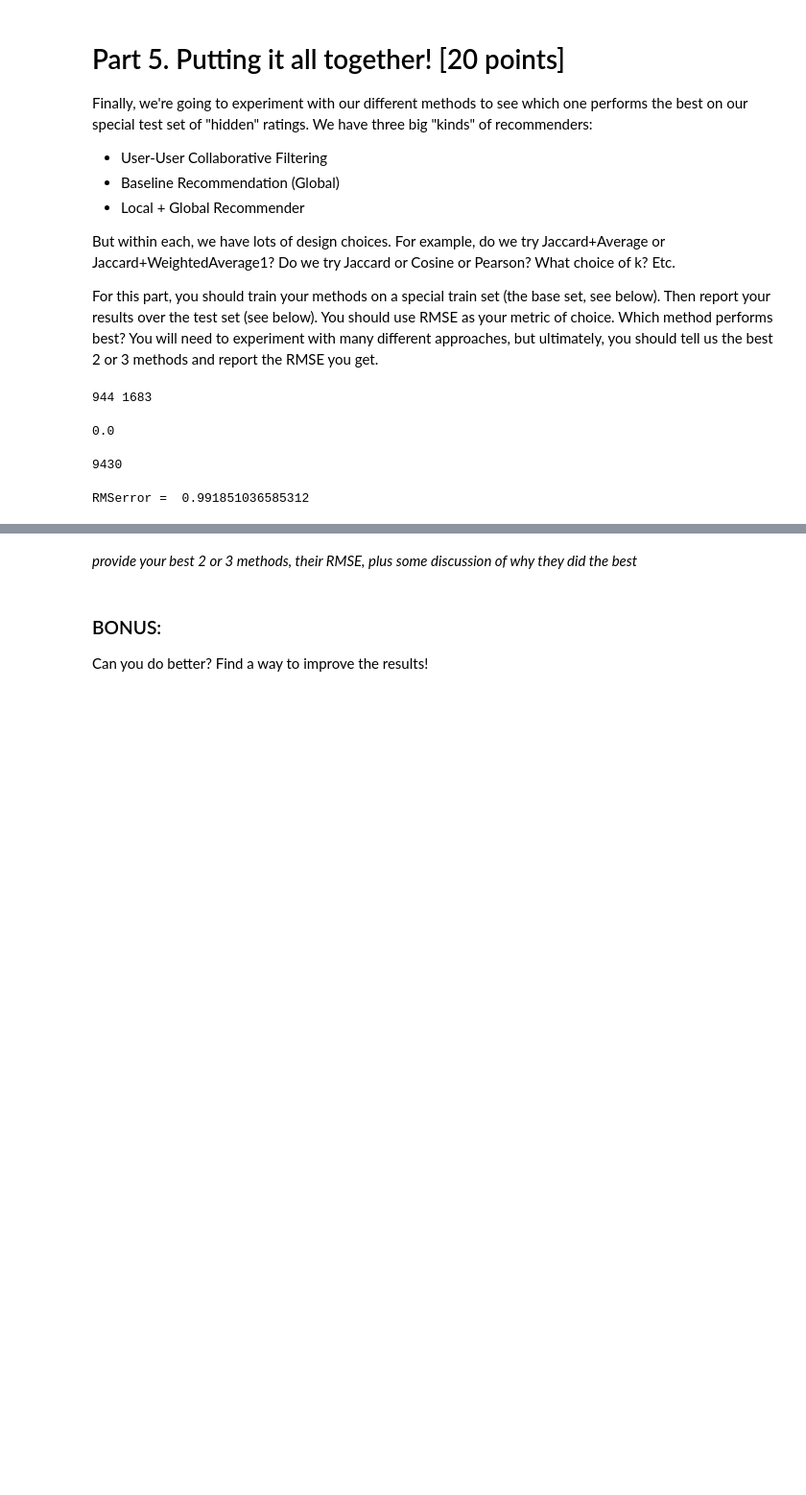
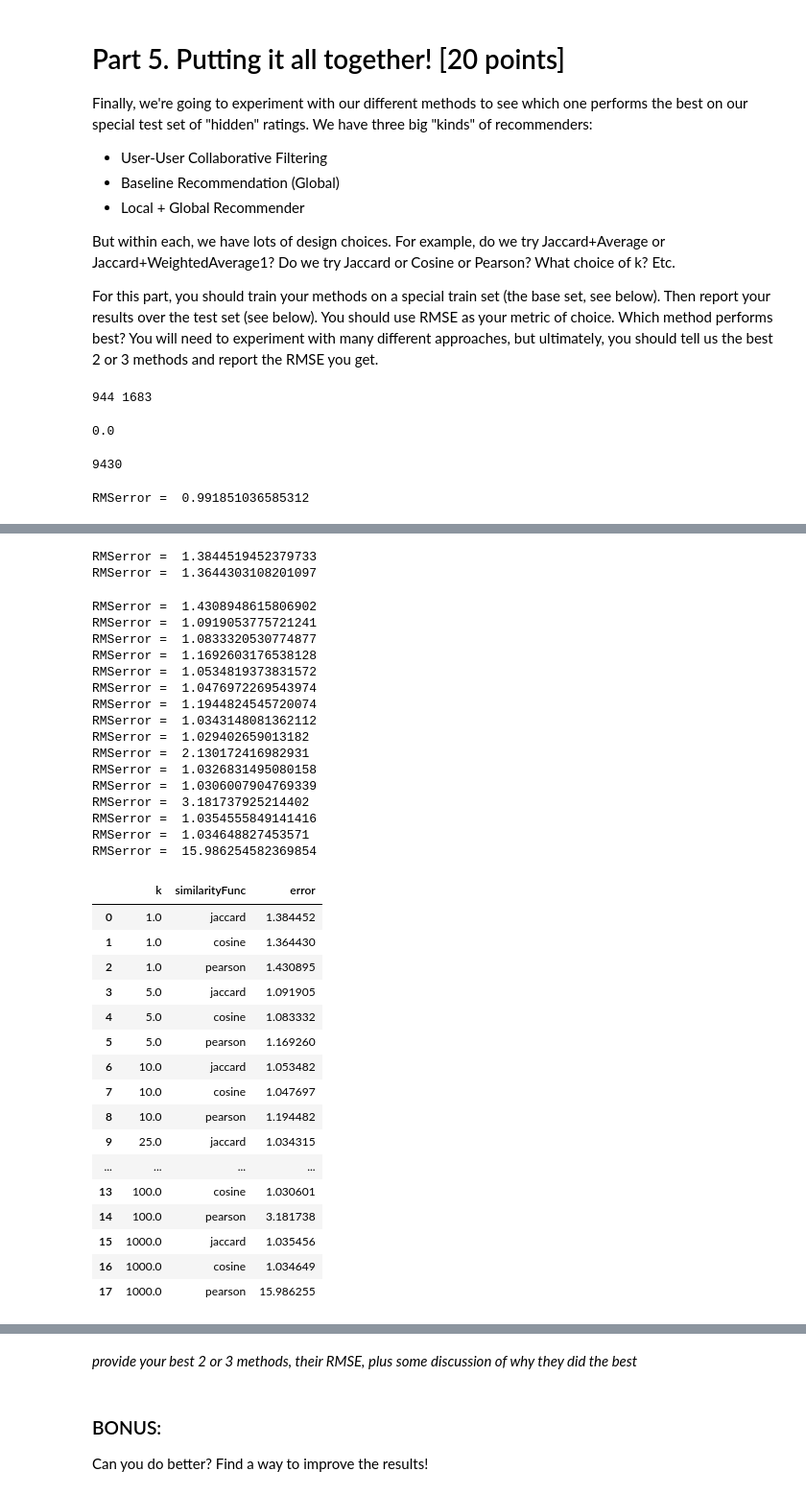
Before and after one commit to RyanChomistek/470hw3, a Jupyter notebook: homework_3.ipynb, the cells around one changed output, grey strips where cells are left out. Shown: that part at 96% size. Cells and saved outputs as stored; diff of their text form; code cells hidden in the pictures; blank space fills up the shorter version.

```diff
--- a/homework_3.ipynb
+++ b/homework_3.ipynb
@@ -404,7 +404,7 @@ import math
 def GetRMSE(testDf, predictionFunction):
     rmse = 0
     cnt = 0
-    print(len(testDf))
+    #print(len(testDf))
     for index, row in testDf.iterrows():
         start = time.time()
         score = predictionFunction(row)
@@ -413,6 +413,7 @@ def GetRMSE(testDf, predictionFunction):
         rmse += math.pow(row['Rating'] - score, 2)
         cnt+=1
     print("RMSerror = ", math.sqrt(rmse/cnt))
+    return math.sqrt(rmse/cnt)
 # %%
 #baseline
 avgGlobal = np.extract(trainingRatingMatrix > 0, trainingRatingMatrix).mean()
@@ -425 +429,65 @@ RMSerror =  0.991851036585312
+# %%
+
+#user user
+def userUserPrediction(row):
+    #if we havent observed any rankings for this guy return global avg
+    if(len(train[train.MovieId == row['MovieId']]) == 0):
+        return avgGlobal
+    score = weightedAverage(row['MovieId'], row['UserId'], simFunc, k, train, trainingRatingMatrix)
+    return score
+
+d = {'k': [], 'similarityFunc': [], 'error': []}
+error_df = pd.DataFrame(data=d)
+
+ks = [1,5,10,25,100,1000]
+similarityFuncs = {'jaccard' : jaccard,'cosine' : cosine,'pearson' : pearson}
+simFunc = cosine
+k = 10
+
+for i in ks:
+    k = i
+    for name, func in similarityFuncs.items():
+        simFunc = func
+        start = time.time()
+        error = GetRMSE(test, userUserPrediction)
+        error_df = error_df.append({'k': k, 'similarityFunc': name, 'error' : error}, ignore_index=True)
+        end = time.time()
+        #print(end - start)
+error_df
+# %% [output]
+RMSerror =  1.3844519452379733
+RMSerror =  1.3644303108201097
+RMSerror =  1.4308948615806902
+RMSerror =  1.0919053775721241
+RMSerror =  1.0833320530774877
+RMSerror =  1.1692603176538128
+RMSerror =  1.0534819373831572
+RMSerror =  1.0476972269543974
+RMSerror =  1.1944824545720074
+RMSerror =  1.0343148081362112
+RMSerror =  1.029402659013182
+RMSerror =  2.130172416982931
+RMSerror =  1.0326831495080158
+RMSerror =  1.0306007904769339
+RMSerror =  3.181737925214402
+RMSerror =  1.0354555849141416
+RMSerror =  1.034648827453571
+RMSerror =  15.986254582369854
+|  | k | similarityFunc | error |
+| 0 | 1.0 | jaccard | 1.384452 |
+| 1 | 1.0 | cosine | 1.364430 |
+| 2 | 1.0 | pearson | 1.430895 |
+| 3 | 5.0 | jaccard | 1.091905 |
+| 4 | 5.0 | cosine | 1.083332 |
+| 5 | 5.0 | pearson | 1.169260 |
+| 6 | 10.0 | jaccard | 1.053482 |
+| 7 | 10.0 | cosine | 1.047697 |
+| 8 | 10.0 | pearson | 1.194482 |
+| 9 | 25.0 | jaccard | 1.034315 |
+| ... | ... | ... | ... |
+| 13 | 100.0 | cosine | 1.030601 |
+| 14 | 100.0 | pearson | 3.181738 |
+| 15 | 1000.0 | jaccard | 1.035456 |
+| 16 | 1000.0 | cosine | 1.034649 |
+| 17 | 1000.0 | pearson | 15.986255 |
 # %%
```
Also changed, not shown: parts of 6 cells of this notebook.
